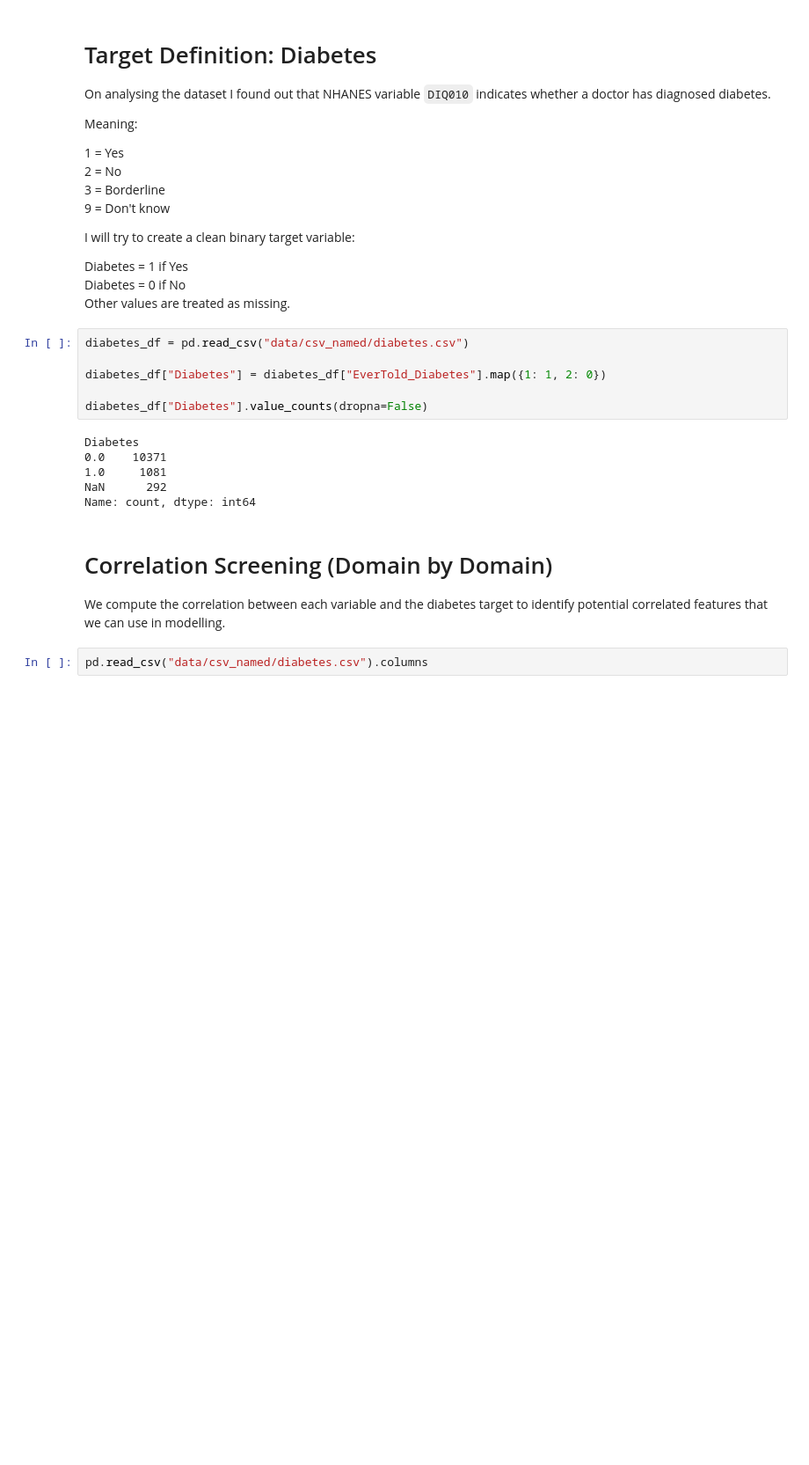
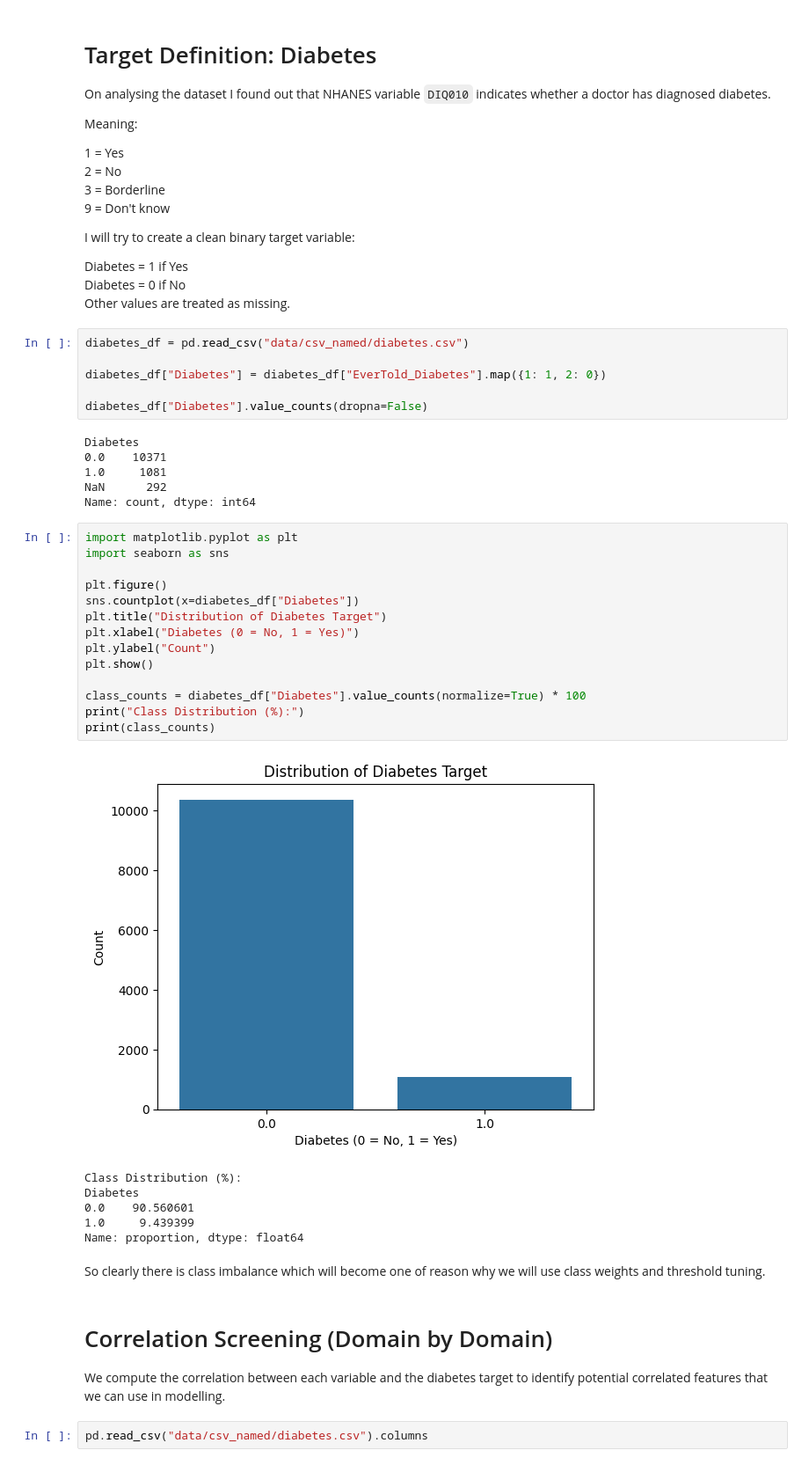
Before and after one commit to mankiratsaini2005/25ws-42.17, a Jupyter notebook: main.ipynb, the cells around one changed output. Shown at 88% size. Saved outputs shown, nothing was run; the diff lists cells and outputs as text; blank space fills up the shorter version.

```diff
--- a/main.ipynb
+++ b/main.ipynb
@@ -125,6 +125,29 @@ Diabetes
 1.0     1081
 NaN      292
 Name: count, dtype: int64
+# %%
+import matplotlib.pyplot as plt
+import seaborn as sns
+
+plt.figure()
+sns.countplot(x=diabetes_df["Diabetes"])
+plt.title("Distribution of Diabetes Target")
+plt.xlabel("Diabetes (0 = No, 1 = Yes)")
+plt.ylabel("Count")
+plt.show()
+
+class_counts = diabetes_df["Diabetes"].value_counts(normalize=True) * 100
+print("Class Distribution (%):")
+print(class_counts)
+# %% [output]
+[figure, added]
+Class Distribution (%):
+Diabetes
+0.0    90.560601
+1.0     9.439399
+Name: proportion, dtype: float64
+# %% [markdown]
+So clearly there is class imbalance which will become one of reason why we will use class weights and threshold tuning.
 # %% [markdown]
 # Correlation Screening (Domain by Domain)
 
```
Also changed, not shown: parts of 9 cells of this notebook.
